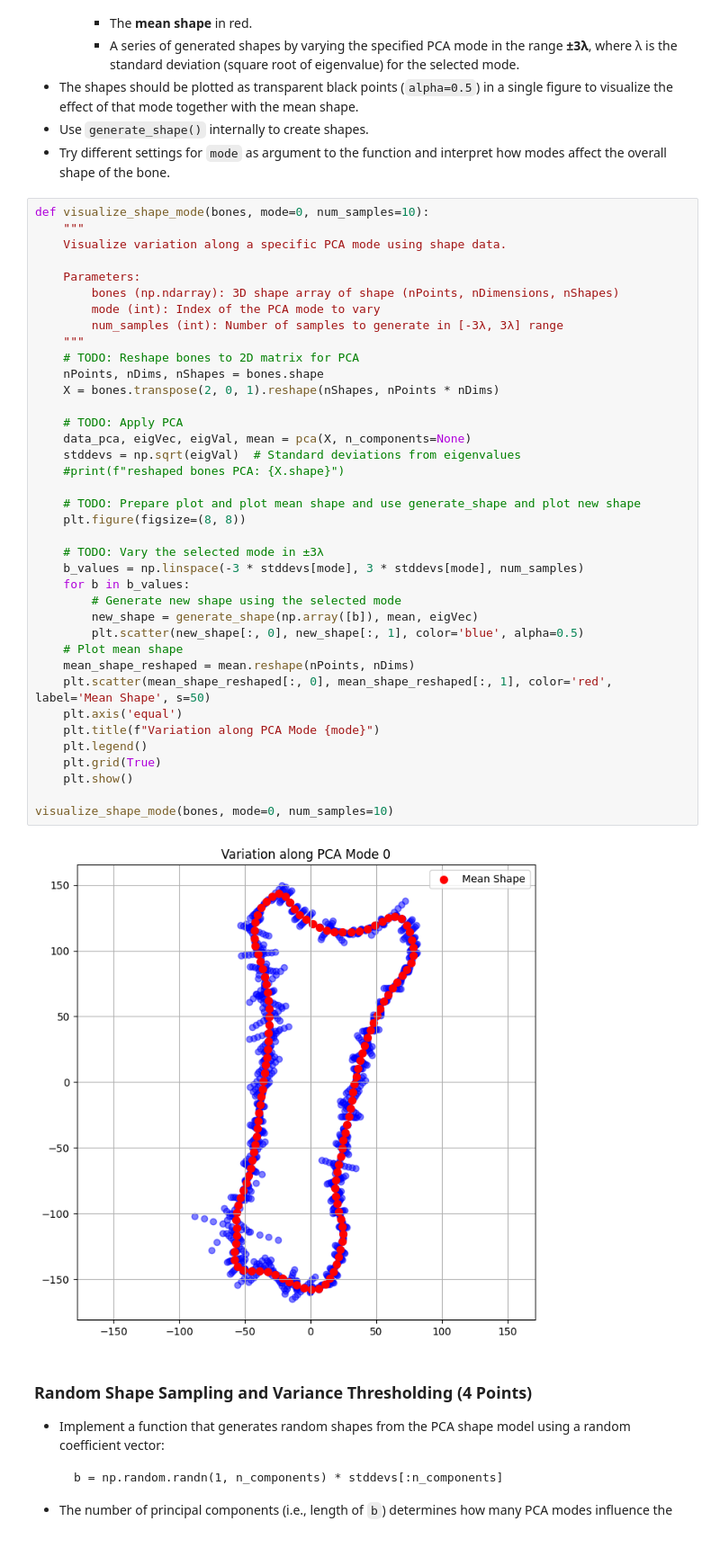
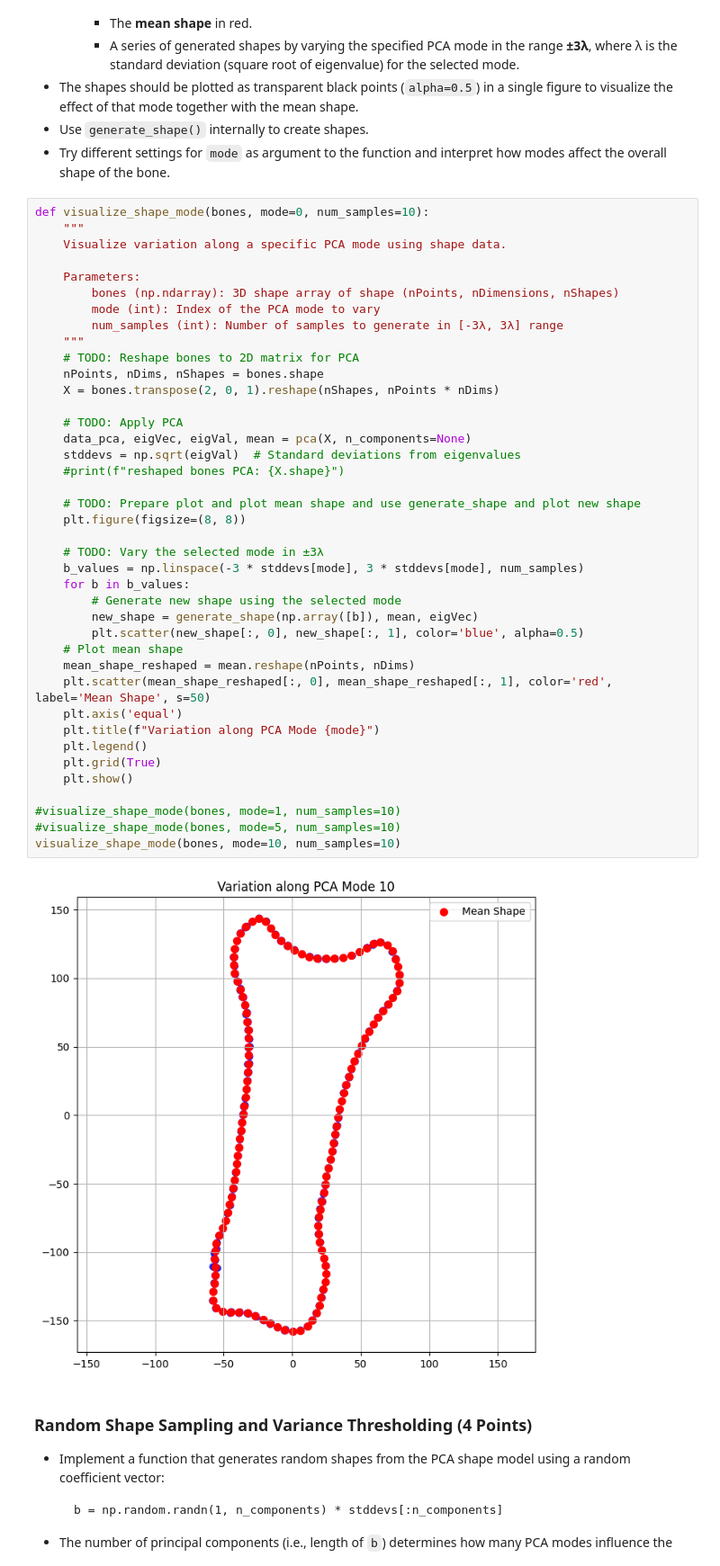
Before and after one commit to nikoczernin/MedicalAnalysis1, a Jupyter notebook: assignment1/notebook.ipynb, the cells around one changed output. Shown at 90% size. Drawn from its saved outputs; the diff is of its cells as text.

```diff
--- a/assignment1/notebook.ipynb
+++ b/assignment1/notebook.ipynb
@@ -553,35 +552,37 @@ def visualize_shape_mode(bones, mode=0, num_samples=10):
         num_samples (int): Number of samples to generate in [-3λ, 3λ] range
     """
     # TODO: Reshape bones to 2D matrix for PCA
     nPoints, nDims, nShapes = bones.shape
     X = bones.transpose(2, 0, 1).reshape(nShapes, nPoints * nDims)
 
     # TODO: Apply PCA
     data_pca, eigVec, eigVal, mean = pca(X, n_components=None)
     stddevs = np.sqrt(eigVal)  # Standard deviations from eigenvalues
     #print(f"reshaped bones PCA: {X.shape}")
 
     # TODO: Prepare plot and plot mean shape and use generate_shape and plot new shape
     plt.figure(figsize=(8, 8))
 
     # TODO: Vary the selected mode in ±3λ
     b_values = np.linspace(-3 * stddevs[mode], 3 * stddevs[mode], num_samples)
     for b in b_values:
         # Generate new shape using the selected mode
         new_shape = generate_shape(np.array([b]), mean, eigVec)
         plt.scatter(new_shape[:, 0], new_shape[:, 1], color='blue', alpha=0.5)
     # Plot mean shape
     mean_shape_reshaped = mean.reshape(nPoints, nDims)
     plt.scatter(mean_shape_reshaped[:, 0], mean_shape_reshaped[:, 1], color='red', label='Mean Shape', s=50)
     plt.axis('equal')
     plt.title(f"Variation along PCA Mode {mode}")
     plt.legend()
     plt.grid(True)
     plt.show()
 
-visualize_shape_mode(bones, mode=0, num_samples=10)
+#visualize_shape_mode(bones, mode=1, num_samples=10)
+#visualize_shape_mode(bones, mode=5, num_samples=10)
+visualize_shape_mode(bones, mode=10, num_samples=10)
 # %% [output]
-[figure, old version]
+[figure, new version]
 # %% [markdown]
 ### Random Shape Sampling and Variance Thresholding (4 Points)
 
```
Also changed, not shown: parts of 3 cells of this notebook.
